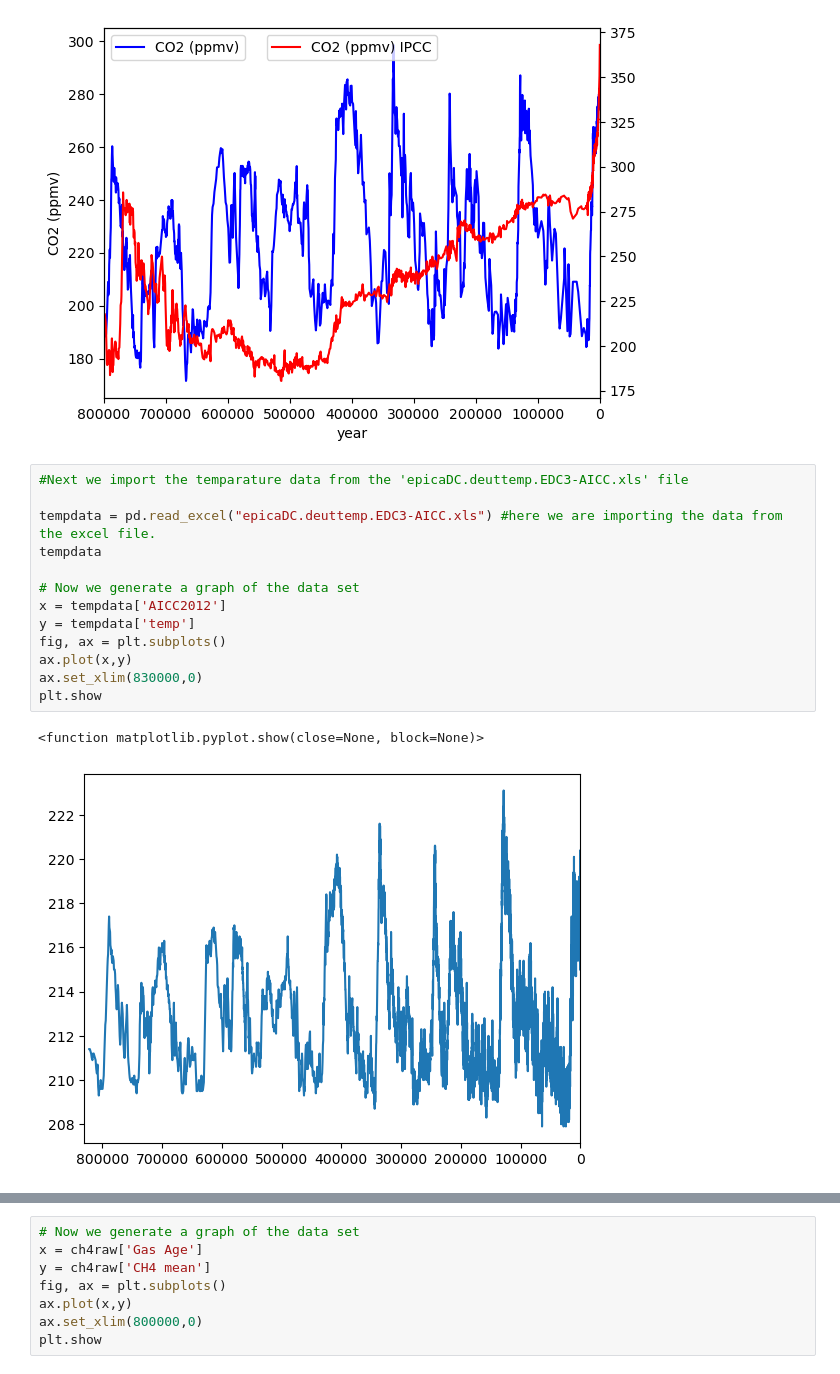
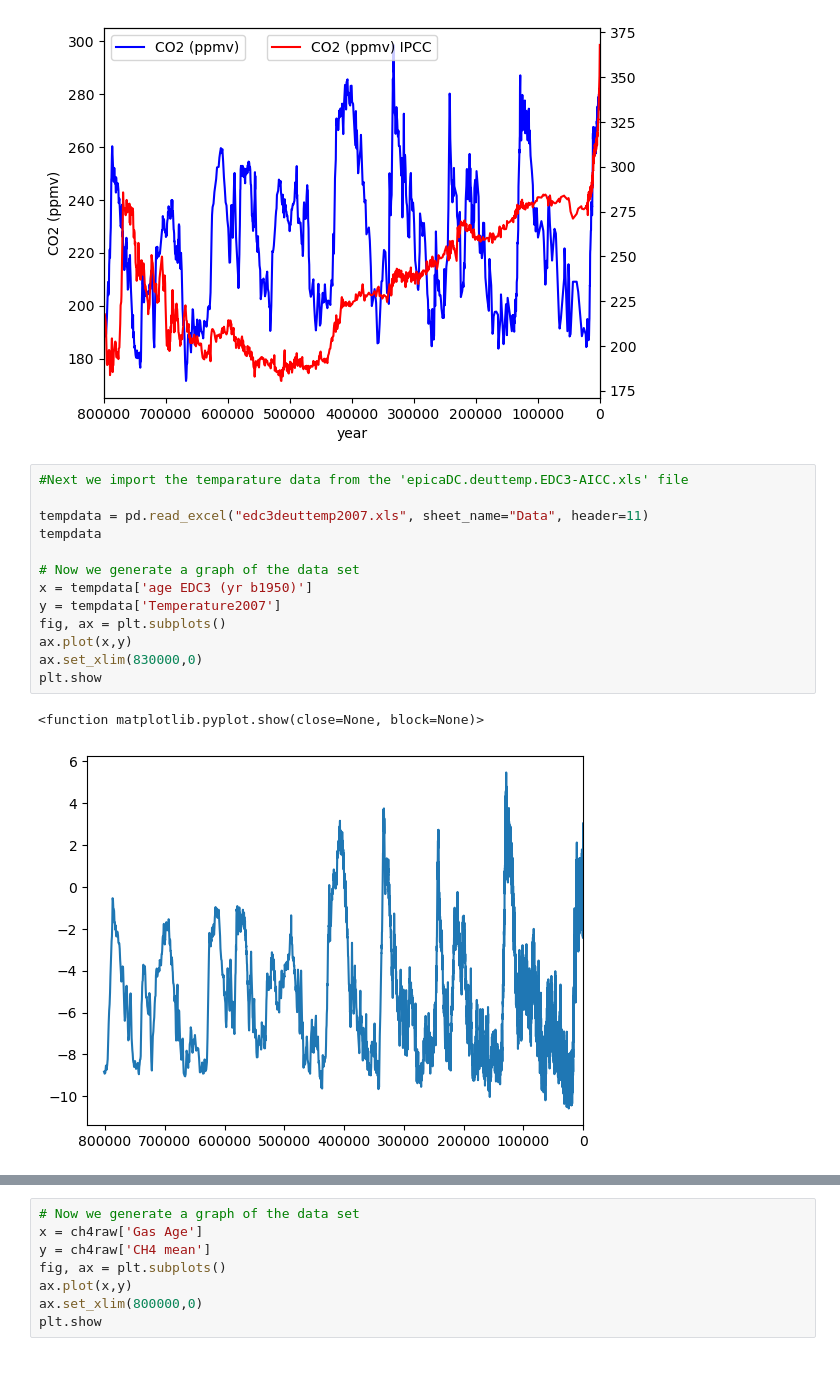
Before and after one commit to G00411301/PFDA-Project-2, a Jupyter notebook: PfDA_Project2.ipynb, the cells around one changed output, grey strips where cells are left out. Cells and saved outputs as stored; diff of their text form.

```diff
--- a/PfDA_Project2.ipynb
+++ b/PfDA_Project2.ipynb
@@ -82,19 +82,19 @@ plt.show
 # %%
 #Next we import the temparature data from the 'epicaDC.deuttemp.EDC3-AICC.xls' file
 
-tempdata = pd.read_excel("epicaDC.deuttemp.EDC3-AICC.xls") #here we are importing the data from the excel file.
+tempdata = pd.read_excel("edc3deuttemp2007.xls", sheet_name="Data", header=11)
 tempdata
 
 # Now we generate a graph of the data set
-x = tempdata['AICC2012']
-y = tempdata['temp']
+x = tempdata['age EDC3 (yr b1950)']
+y = tempdata['Temperature2007']
 fig, ax = plt.subplots()
 ax.plot(x,y)
 ax.set_xlim(830000,0)
 plt.show
 # %% [output]
 <function matplotlib.pyplot.show(close=None, block=None)>
-[figure, old version]
+[figure, new version]
 # %%
 #Import ch4 data from https://www.ncei.noaa.gov/pub/data/paleo/icecore/antarctica/epica_domec/edc-ch4-2008.txt
 #I tried to download a file containing the data but was unable to. I compied and pasted the data from the web to the txt file and saved it in the project folder
```
Also changed, not shown: parts of 10 cells of this notebook, 5 other files.
